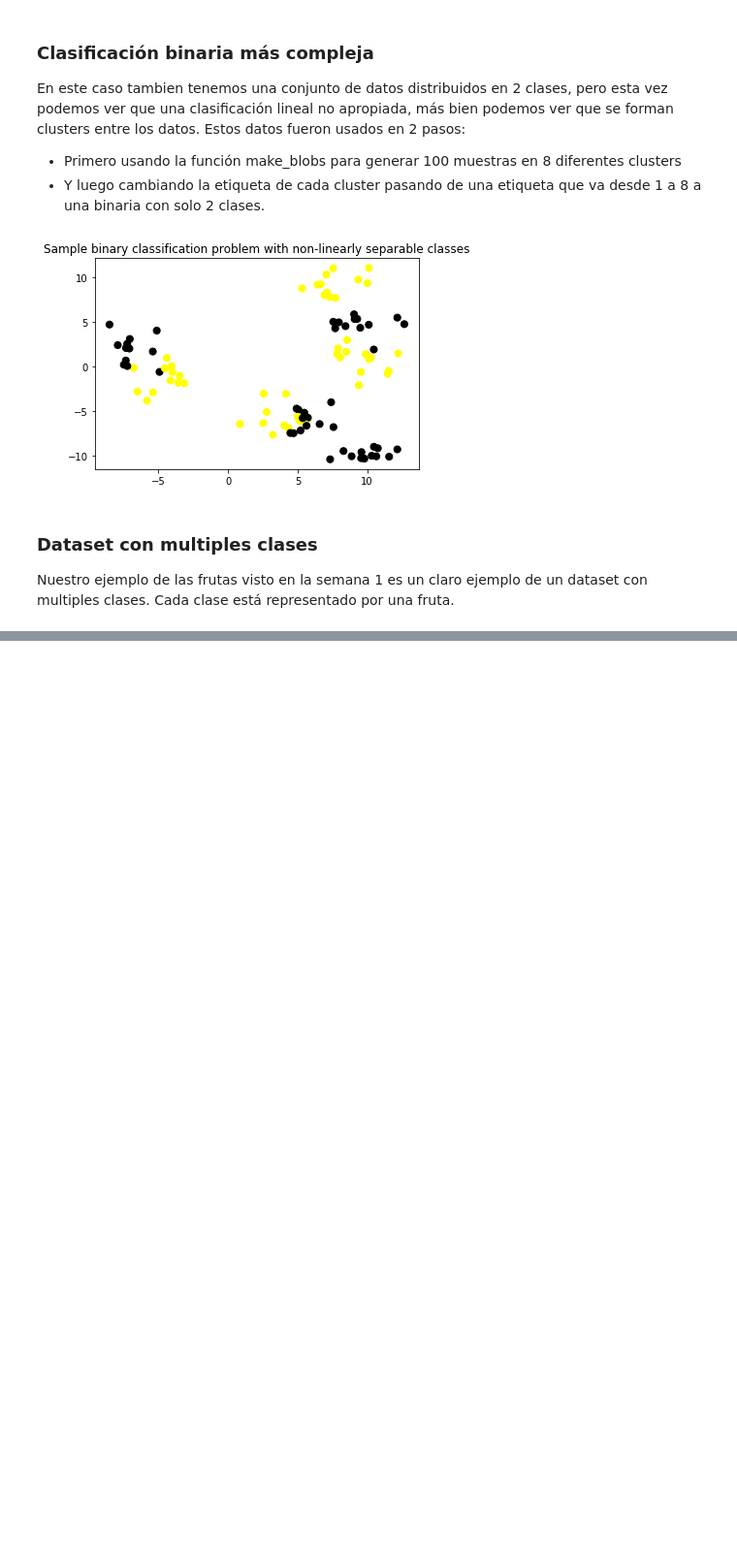
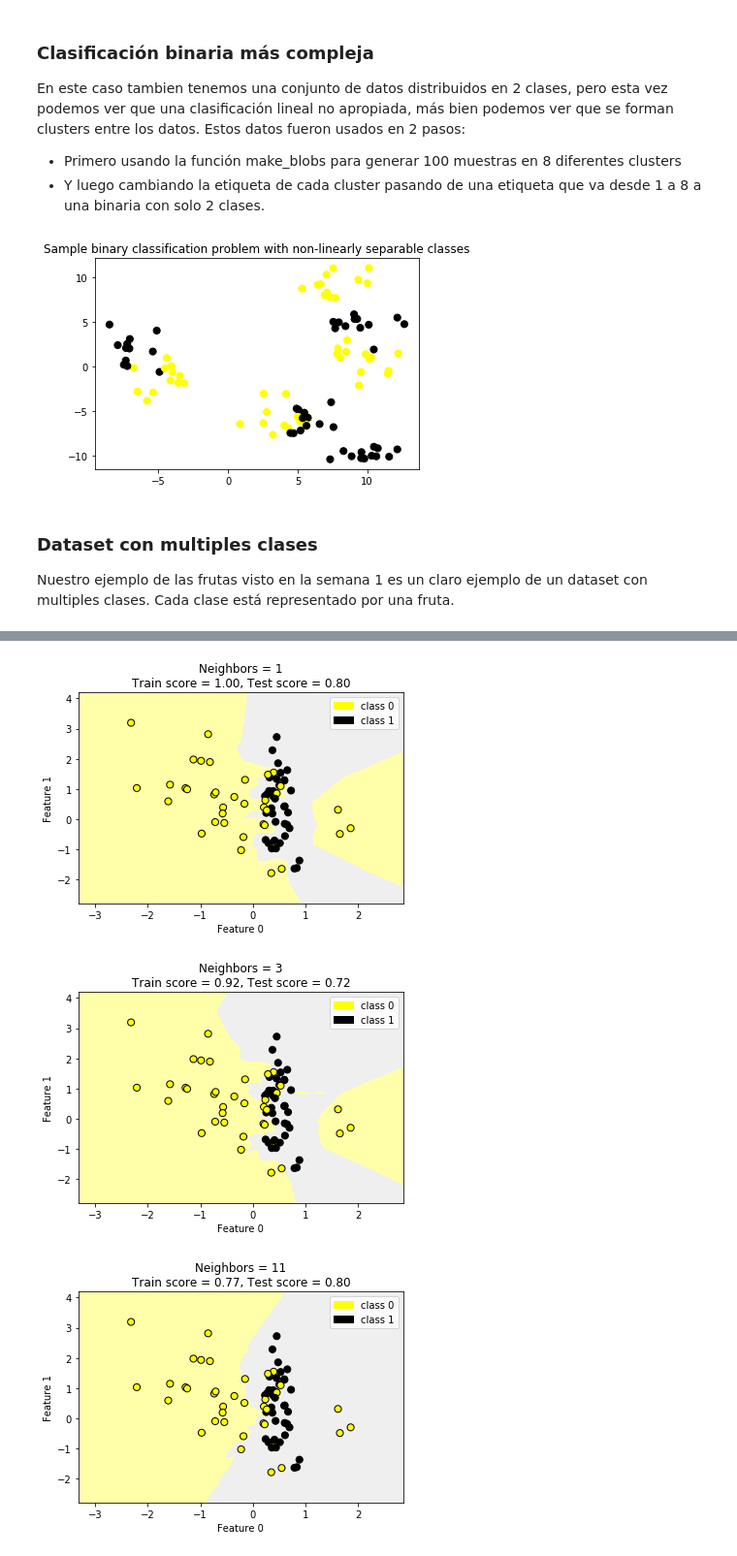
Before and after one commit to felipe-rojas-abatte/Applied_Machine_Learning_in_python, a Jupyter notebook: 2nd_week/02_Examples_of_dataset_in_supervised_learning.ipynb, the cells around one changed output, grey strips where cells are left out. Shown at 97% size. Saved outputs shown, nothing was run; the diff lists cells and outputs as text; code cells hidden in the pictures; blank space fills up the shorter version.

```diff
--- a/2nd_week/02_Examples_of_dataset_in_supervised_learning.ipynb
+++ b/2nd_week/02_Examples_of_dataset_in_supervised_learning.ipynb
@@ -79,0 +88,13 @@ Nuestro ejemplo de las frutas visto en la semana 1 es un claro ejemplo de un dat
+# %%
+from adspy_shared_utilities import plot_two_class_knn
+
+X_train, X_test, y_train, y_test = train_test_split(X_C2, y_C2,
+                                                   random_state=0)
+
+plot_two_class_knn(X_train, y_train, 1, 'uniform', X_test, y_test)
+plot_two_class_knn(X_train, y_train, 3, 'uniform', X_test, y_test)
+plot_two_class_knn(X_train, y_train, 11, 'uniform', X_test, y_test)
+# %% [output]
+[figure, added]
+[figure, added]
+[figure, added]
```
Also changed, not shown: parts of 8 cells of this notebook, 3 other files.
